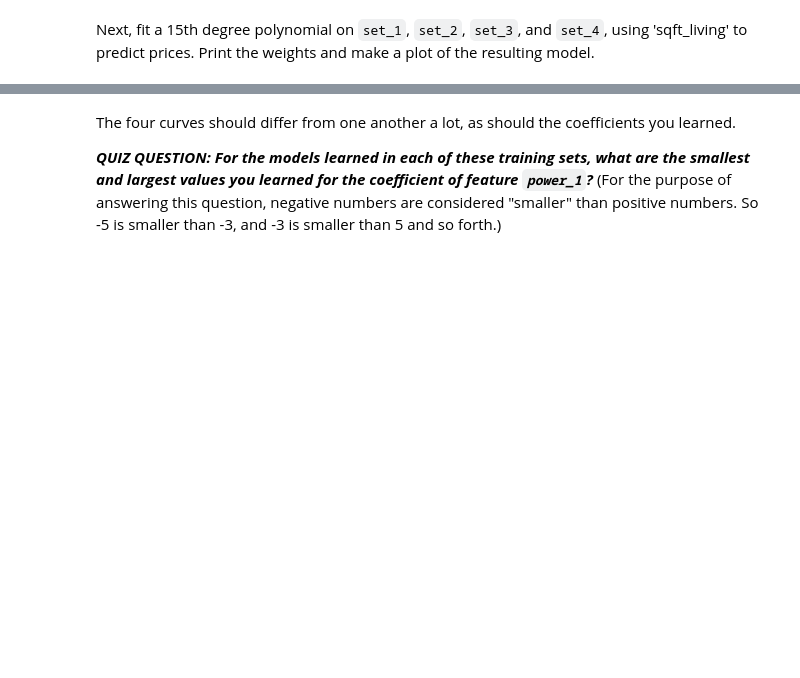
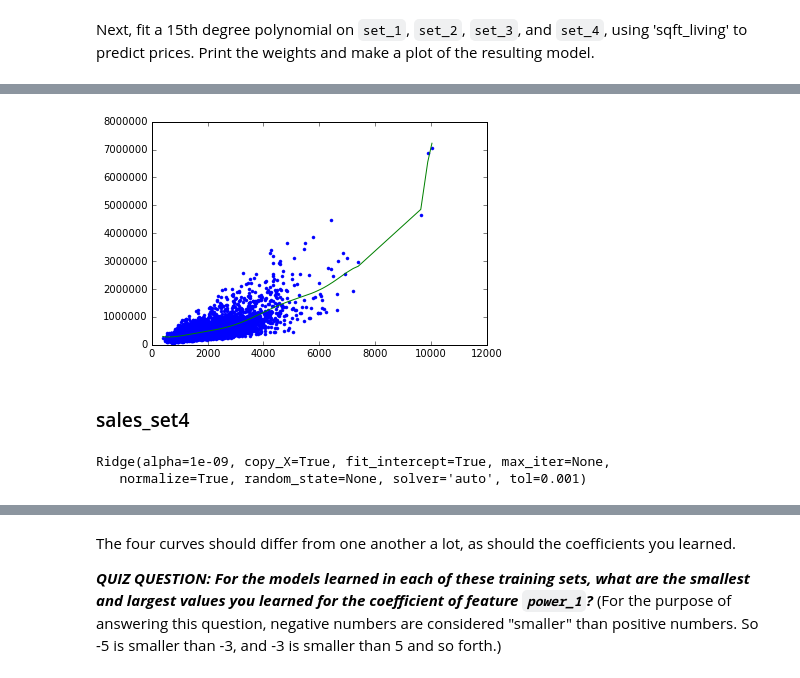
Before and after one commit to ddumet/coursera_machine_learning_pathway_regression, a Jupyter notebook: week-4-ridge-regression-assignment-1.ipynb, the cells around one changed output, grey strips where cells are left out. Cells and saved outputs as stored; diff of their text form; code cells hidden in the pictures; blank space fills up the shorter version.

```diff
--- a/week-4-ridge-regression-assignment-1.ipynb
+++ b/week-4-ridge-regression-assignment-1.ipynb
@@ -141,0 +201,2 @@ Next, fit a 15th degree polynomial on `set_1`, `set_2`, `set_3`, and `set_4`, us
+# %%
+poly15_set3 = polynomial_dframe(sales_set3[["sqft_living"]], 15)
@@ -141,0 +221,7 @@ Next, fit a 15th degree polynomial on `set_1`, `set_2`, `set_3`, and `set_4`, us
+# %%
+plt.plot(poly15_set3["power_1"],sales_set3["price"],'.',
+        poly15_set3["power_1"], model15_set3.predict(poly15_set3),'-');
+# %% [output]
+[figure, added]
+# %% [markdown]
+### sales_set4
@@ -141,0 +230,6 @@ Next, fit a 15th degree polynomial on `set_1`, `set_2`, `set_3`, and `set_4`, us
+# %%
+model15_set4 = Ridge(l2_small_penalty, normalize=True)
+model15_set4.fit(poly15_set4,sales_set4["price"])
+# %% [output]
+Ridge(alpha=1e-09, copy_X=True, fit_intercept=True, max_iter=None,
+   normalize=True, random_state=None, solver='auto', tol=0.001)
```
Also changed, not shown: parts of 59 cells of this notebook.
